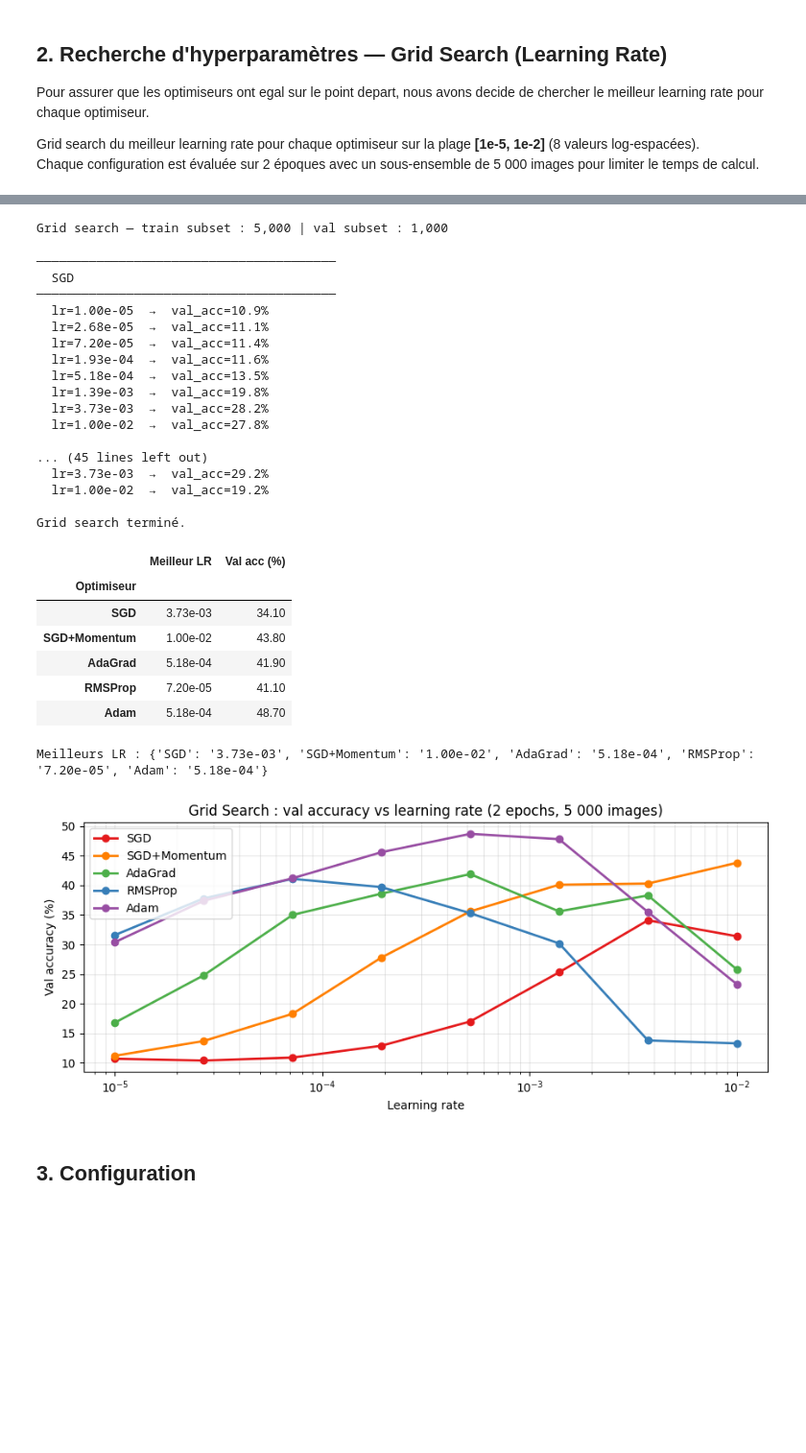
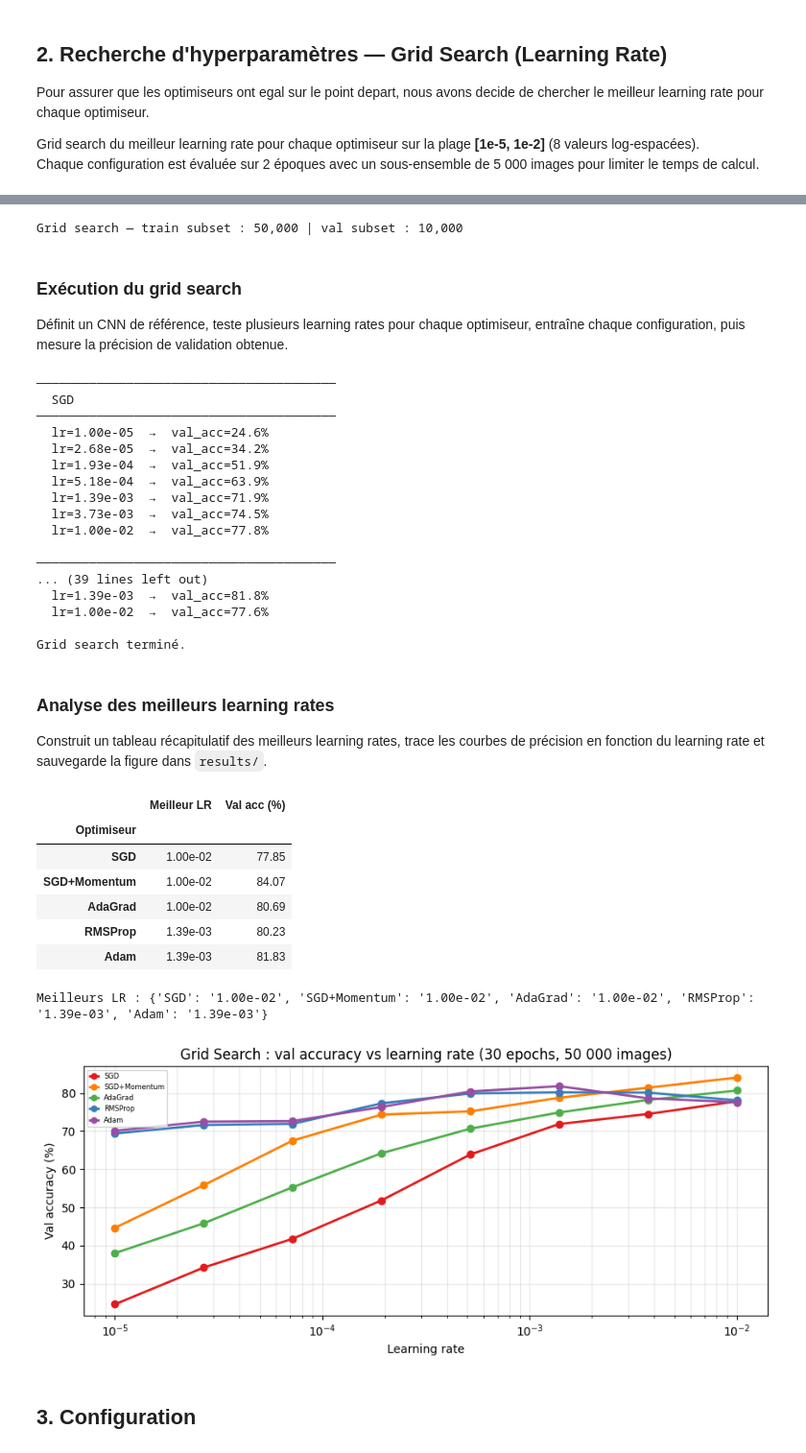
Before and after one commit to Gabriel-orcun/Convex-Optimisation, a Jupyter notebook: experiment.ipynb, the cells around one changed output, grey strips where cells are left out. Shown at 96% size. Cells and saved outputs as stored; diff of their text form; code cells hidden in the pictures; blank space fills up the shorter version.

Commit message:
Add graphs and analysis

```diff
--- a/experiment.ipynb
+++ b/experiment.ipynb
@@ -17,8 +20,8 @@ import pandas as pd
 import wandb
 import os
 
-# DEVICE = torch.device('cuda' if torch.cuda.is_available() else 'cpu')
-DEVICE = torch.device("mps")
+DEVICE = torch.device('cuda' if torch.cuda.is_available() else 'cpu')
+# DEVICE = torch.device("mps")
 print("PyTorch:", torch.__version__)
 print("Device :", DEVICE)
 # %% [output]
@@ -33,7 +42,7 @@ Chaque configuration est évaluée sur 2 époques avec un sous-ensemble de 5 000
 # %%
-# ── Sous-ensemble CIFAR-10 pour le grid search ───────────────────────────
-_GS_SUBSET_TRAIN = 5_000
-_GS_SUBSET_VAL   = 1_000
+# ── Ensemble CIFAR-10 pour le grid search ───────────────────────────
+_GS_SUBSET_TRAIN = 5_0000
+_GS_SUBSET_VAL   = 1_0000
 _GS_BATCH        = 128
 _GS_EPOCHS       = 30
 _GS_SEED         = 42
@@ -59,7 +68,10 @@ _gs_valloader = torch.utils.data.DataLoader(
 
 print(f"Grid search — train subset : {_GS_SUBSET_TRAIN:,} | val subset : {_GS_SUBSET_VAL:,}")
 # %% [output]
-Grid search — train subset : 5,000 | val subset : 1,000
+Grid search — train subset : 50,000 | val subset : 10,000
+# %% [markdown]
+### Exécution du grid search
+Définit un CNN de référence, teste plusieurs learning rates pour chaque optimiseur, entraîne chaque configuration, puis mesure la précision de validation obtenue.
 # %%
 # ── Architecture identique à SimpleCNN ───────────────────────────────────
 class _GridCNN(nn.Module):
@@ -130,20 +142,23 @@ print("\nGrid search terminé.")
 ────────────────────────────────────────
   SGD
 ────────────────────────────────────────
-  lr=1.00e-05  →  val_acc=10.9%
-  lr=2.68e-05  →  val_acc=11.1%
-  lr=7.20e-05  →  val_acc=11.4%
-  lr=1.93e-04  →  val_acc=11.6%
-  lr=5.18e-04  →  val_acc=13.5%
-  lr=1.39e-03  →  val_acc=19.8%
-  lr=3.73e-03  →  val_acc=28.2%
-  lr=1.00e-02  →  val_acc=27.8%
+  lr=1.00e-05  →  val_acc=24.6%
+  lr=2.68e-05  →  val_acc=34.2%
+  lr=1.93e-04  →  val_acc=51.9%
+  lr=5.18e-04  →  val_acc=63.9%
+  lr=1.39e-03  →  val_acc=71.9%
+  lr=3.73e-03  →  val_acc=74.5%
+  lr=1.00e-02  →  val_acc=77.8%
 
-... (45 lines left out)
-  lr=3.73e-03  →  val_acc=29.2%
-  lr=1.00e-02  →  val_acc=19.2%
+────────────────────────────────────────
+... (39 lines left out)
+  lr=1.39e-03  →  val_acc=81.8%
+  lr=1.00e-02  →  val_acc=77.6%
 
 Grid search terminé.
+# %% [markdown]
+### Analyse des meilleurs learning rates
+Construit un tableau récapitulatif des meilleurs learning rates, trace les courbes de précision en fonction du learning rate et sauvegarde la figure dans `results/`.
 # %%
 # ── Tableau des meilleurs LR + courbe val acc vs LR ──────────────────────
 best_lr_per_opt = {}
@@ -161,41 +176,41 @@ for _opt_name, _lr_accs in gs_results.items():
 _gs_df = pd.DataFrame(_gs_rows).set_index("Optimiseur")
 display(_gs_df)
 print("\nMeilleurs LR :", {k: f"{v:.2e}" for k, v in best_lr_per_opt.items()})
 
 # ── Courbes ───────────────────────────────────────────────────────────────
 _gs_colors = {
     "SGD":          "#e41a1c",
     "SGD+Momentum": "#ff7f00",
     "AdaGrad":      "#4daf4a",
     "RMSProp":      "#377eb8",
     "Adam":         "#984ea3",
 }
 
 fig, ax = plt.subplots(figsize=(9, 4))
 for _opt_name, _lr_accs in gs_results.items():
     _lrs  = sorted(_lr_accs.keys())
     _accs = [_lr_accs[lr] for lr in _lrs]
     ax.semilogx(_lrs, _accs, marker='o', label=_opt_name,
                 color=_gs_colors.get(_opt_name), linewidth=2)
 
 ax.set_xlabel("Learning rate")
 ax.set_ylabel("Val accuracy (%)")
-ax.set_title("Grid Search : val accuracy vs learning rate (2 epochs, 5 000 images)")
-ax.legend(loc="upper left")
+ax.set_title("Grid Search : val accuracy vs learning rate (30 epochs, 50 000 images)")
+ax.legend(loc="upper left", fontsize=6, markerscale=0.8, handlelength=1.2, borderpad=0.4)
 ax.grid(True, which='both', alpha=0.3)
 plt.tight_layout()
 os.makedirs("results", exist_ok=True)
 plt.savefig("results/gs_lr_search.png", dpi=150)
 plt.show()
 # %% [output]
 |  | Meilleur LR | Val acc (%) |
 | Optimiseur |  |  |
-| SGD | 3.73e-03 | 34.10 |
-| SGD+Momentum | 1.00e-02 | 43.80 |
-| AdaGrad | 5.18e-04 | 41.90 |
-| RMSProp | 7.20e-05 | 41.10 |
-| Adam | 5.18e-04 | 48.70 |
+| SGD | 1.00e-02 | 77.85 |
+| SGD+Momentum | 1.00e-02 | 84.07 |
+| AdaGrad | 1.00e-02 | 80.69 |
+| RMSProp | 1.39e-03 | 80.23 |
+| Adam | 1.39e-03 | 81.83 |
-Meilleurs LR : {'SGD': '3.73e-03', 'SGD+Momentum': '1.00e-02', 'AdaGrad': '5.18e-04', 'RMSProp': '7.20e-05', 'Adam': '5.18e-04'}
+Meilleurs LR : {'SGD': '1.00e-02', 'SGD+Momentum': '1.00e-02', 'AdaGrad': '1.00e-02', 'RMSProp': '1.39e-03', 'Adam': '1.39e-03'}
-[figure, old version]
+[figure, new version]
 # %% [markdown]
 ## 3. Configuration
```
Also changed, not shown: parts of 12 cells of this notebook, 1 other file.
